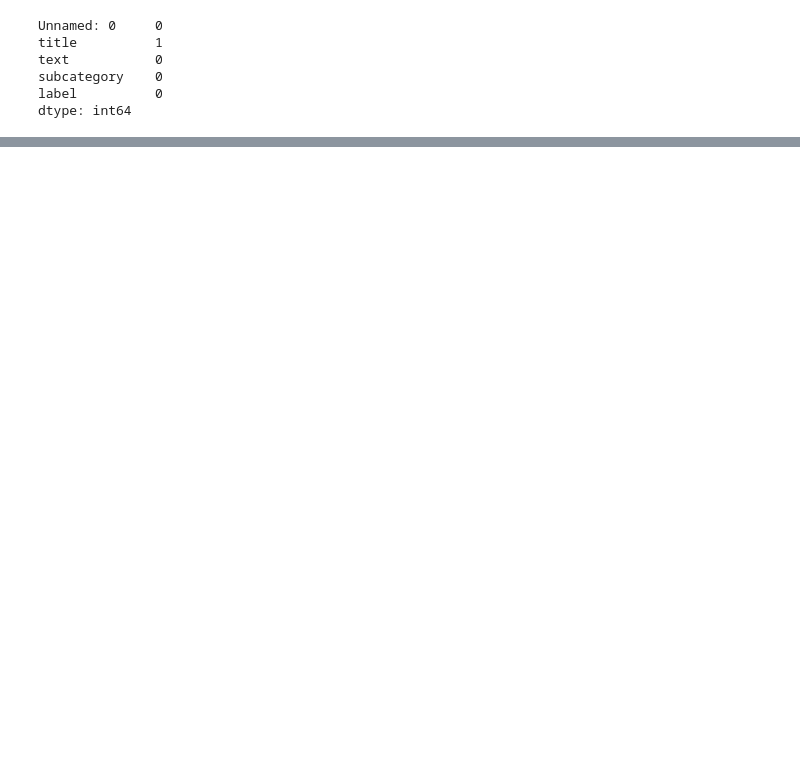
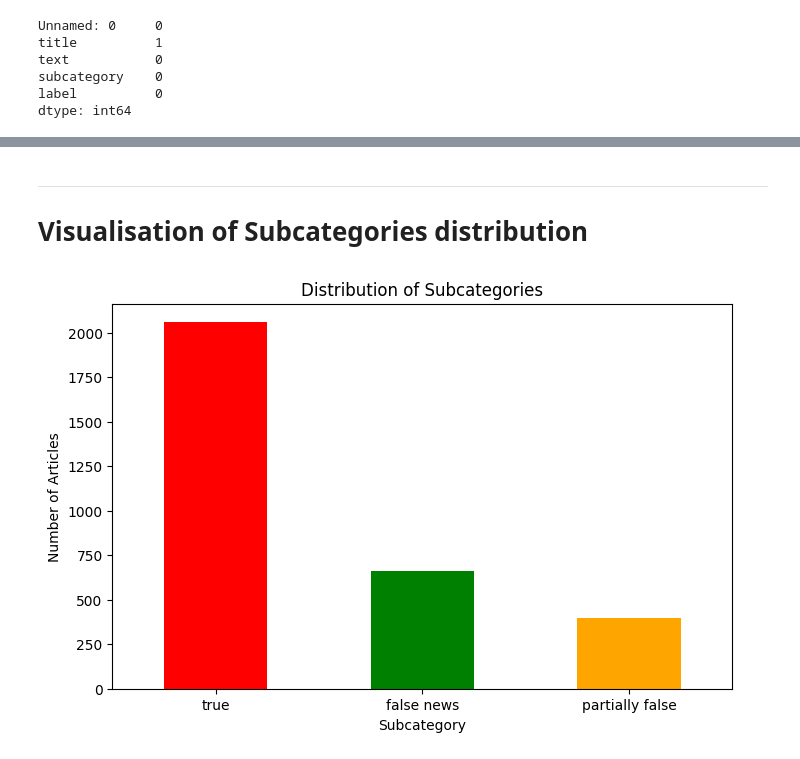
Before and after one commit to Natashaa7/COVID-19-Fake-News-Detection, a Jupyter notebook: Fake-News-Classification.ipynb, the cells around one changed output, grey strips where cells are left out. Saved outputs shown, nothing was run; the diff lists cells and outputs as text; code cells hidden in the pictures; blank space fills up the shorter version.

```diff
--- a/Fake-News-Classification.ipynb
+++ b/Fake-News-Classification.ipynb
@@ -166,0 +206,17 @@ from sklearn.metrics import classification_report
+# %% [markdown]
+---
+# Visualisation of Subcategories distribution
+# %%
+# Count the number of occurrences in each subcategory
+counts = df['subcategory'].value_counts()
+
+# Plot a bar chart
+plt.figure(figsize=(8, 5))
+counts.plot(kind='bar', color=['red', 'green', 'orange'])
+plt.title('Distribution of Subcategories')
+plt.xlabel('Subcategory')
+plt.ylabel('Number of Articles')
+plt.xticks(rotation=0)
+plt.show()
+# %% [output]
+[figure, added]
```
Also changed, not shown: parts of 103 cells of this notebook.
